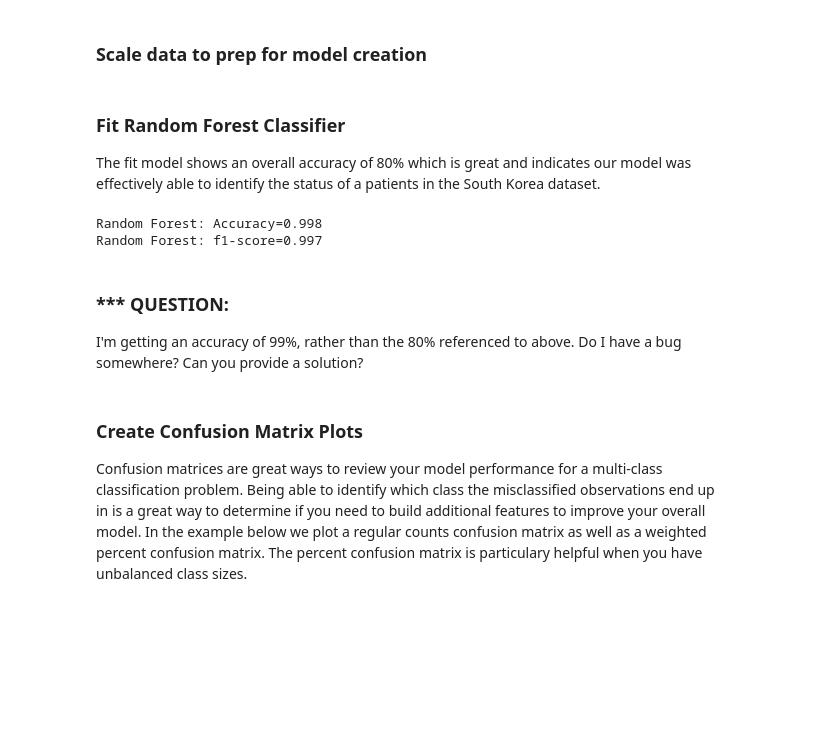
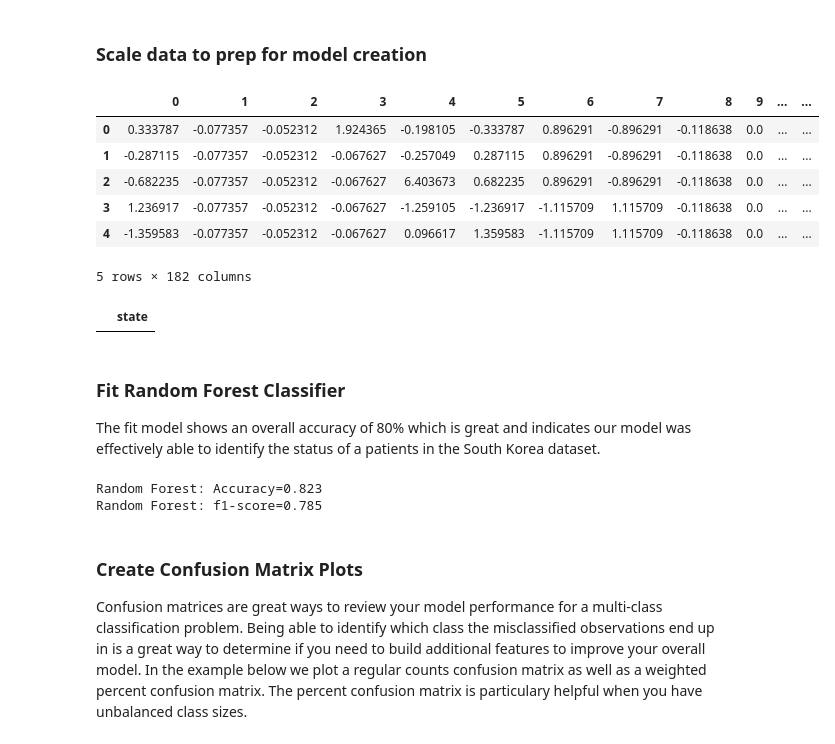
Before and after one commit to topgreg/springboard_files-Random-Forest-Case-Study, a Jupyter notebook: RandomForest_casestudy_covid19 - Welliver.ipynb, the cells around one changed output. Drawn from its saved outputs; the diff is of its cells as text; code cells hidden in the pictures; blank space fills up the shorter version.

```diff
--- a/RandomForest_casestudy_covid19 - Welliver.ipynb
+++ b/RandomForest_casestudy_covid19 - Welliver.ipynb
@@ -648,6 +665,17 @@ import numpy as np
 scaler = preprocessing.StandardScaler().fit(X_train)
 X_train_scaled=scaler.transform(X_train)
 X_test_scaled=scaler.transform(X_test)
+# %%
+dfx1 = pd.DataFrame(X_train_scaled)
+dfx1.head()
+# %% [output]
+|  | 0 | 1 | 2 | 3 | 4 | 5 | 6 | 7 | 8 | 9 | ... | ... |
+| 0 | 0.333787 | -0.077357 | -0.052312 | 1.924365 | -0.198105 | -0.333787 | 0.896291 | -0.896291 | -0.118638 | 0.0 | ... | ... |
+| 1 | -0.287115 | -0.077357 | -0.052312 | -0.067627 | -0.257049 | 0.287115 | 0.896291 | -0.896291 | -0.118638 | 0.0 | ... | ... |
+| 2 | -0.682235 | -0.077357 | -0.052312 | -0.067627 | 6.403673 | 0.682235 | 0.896291 | -0.896291 | -0.118638 | 0.0 | ... | ... |
+| 3 | 1.236917 | -0.077357 | -0.052312 | -0.067627 | -1.259105 | -1.236917 | -1.115709 | 1.115709 | -0.118638 | 0.0 | ... | ... |
+| 4 | -1.359583 | -0.077357 | -0.052312 | -0.067627 | 0.096617 | 1.359583 | -1.115709 | 1.115709 | -0.118638 | 0.0 | ... | ... |
+5 rows × 182 columns
 # %%
 from sklearn.metrics import precision_recall_curve
 from sklearn.metrics import f1_score
@@ -664,9 +698,14 @@ from matplotlib import pyplot
+# %%
+dfx = dfx[dfx.isna().any(axis=1)]
+dfx
+# %% [output]
+|  | state |
 # %% [markdown]
 ### Fit Random Forest Classifier
 The fit model shows an overall accuracy of 80% which is great and indicates our model was effectively able to identify the status of a patients in the South Korea dataset.
 # %%
 from sklearn.ensemble import RandomForestClassifier
-clf = RandomForestClassifier(n_estimators=300, random_state = 1,n_jobs=-1)
+clf = RandomForestClassifier(n_estimators=300, random_state = 1, n_jobs=-1)
 model_res = clf.fit(X_train_scaled, y_train)
 y_pred = model_res.predict(X_test_scaled)
 y_pred_prob = model_res.predict_proba(X_test_scaled)
@@ -677,14 +716,11 @@ f1 = f1_score(y_test, y_pred, average='weighted')
 cm = confusion_matrix(y_test, y_pred)
 
 print('Random Forest: Accuracy=%.3f' % (ac))
-
+s
 print('Random Forest: f1-score=%.3f' % (f1))
 # %% [output]
-Random Forest: Accuracy=0.998
-Random Forest: f1-score=0.997
+Random Forest: Accuracy=0.823
+Random Forest: f1-score=0.785
-# %% [markdown]
-### *** QUESTION:
-I'm getting an accuracy of 99%, rather than the 80% referenced to above. Do I have a bug somewhere? Can you provide a solution?
 # %% [markdown]
 ### Create Confusion Matrix Plots
 Confusion matrices are great ways to review your model performance for a multi-class classification problem. Being able to identify which class the misclassified observations end up in is a great way to determine if you need to build additional features to improve your overall model. In the example below we plot a regular counts confusion matrix as well as a weighted percent confusion matrix. The percent confusion matrix is particulary helpful when you have unbalanced class sizes.
```
Also changed, not shown: parts of 16 cells of this notebook, 3 other files.
